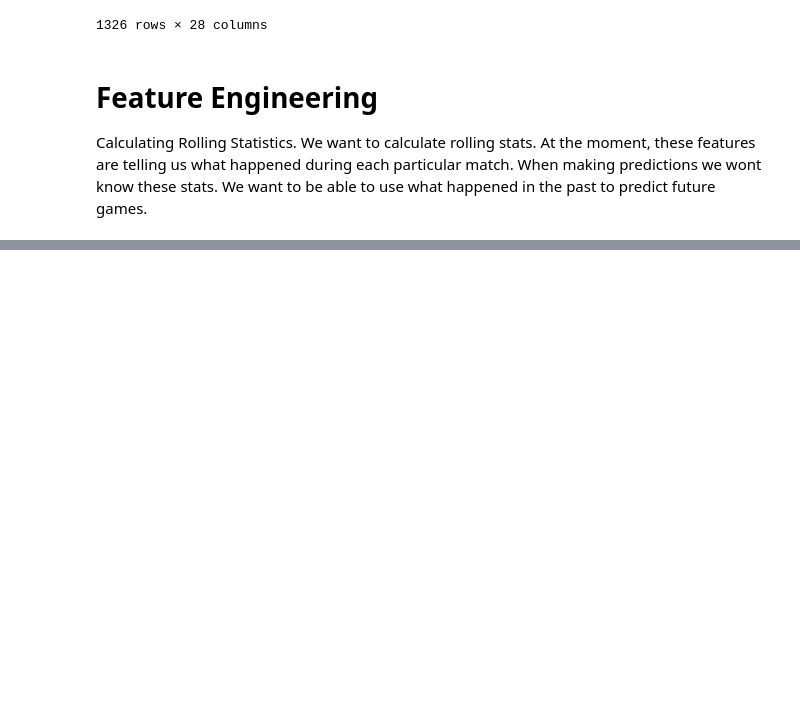
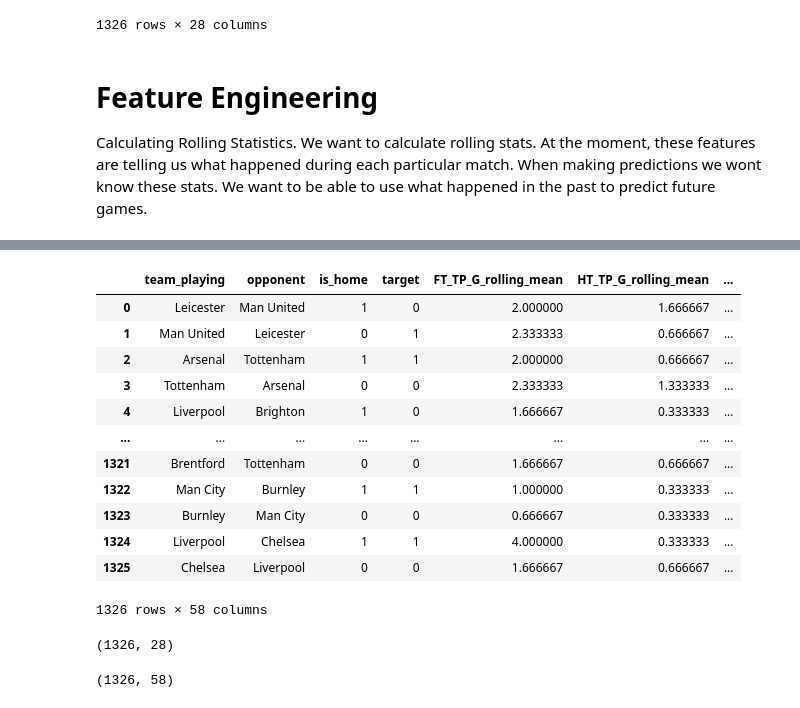
Before and after one commit to adilsaid64/bayesian-football-match-prediction, a Jupyter notebook: data-prep.ipynb, the cells around one changed output, grey strips where cells are left out. Drawn from its saved outputs; the diff is of its cells as text; code cells hidden in the pictures; blank space fills up the shorter version.

Commit message:
finished data prep

```diff
--- a/data-prep.ipynb
+++ b/data-prep.ipynb
@@ -254,3 +254,23 @@ df_final
 # Feature Engineering
 
 Calculating Rolling Statistics. We want to calculate rolling stats. At the moment, these features are telling us what happened during each particular match. When making predictions we wont know these stats. We want to be able to use what happened in the past to predict future games.
+# %%
+df_grouped = df_final.groupby('team_playing')
+
+#df_final.drop(columns = ['AwayTeam', 'FTR', 'HomeTeam', 'Referee', 'opponent', 'team_playing', 'Day', 'Month', 'Year']).rolling(window = 3, closed = 'left').mean()
+
+# We grouped the data by team_playing. Now we can calculate rolling stats for each team respectivly.
+# We will exclude non numeric columns and time columns.
+# %%
+cols_to_drop = ['AwayTeam', 'FTR', 'HomeTeam', 'Referee', 'opponent', 'team_playing', 'Day', 'Month', 'Year', 'Hour']
+
+data = []
+
+for name, group in df_grouped:
+    print(name)
+    mean_ = group.drop(columns =cols_to_drop).rolling(window = 3, closed = 'left').mean().add_suffix('_rolling_mean')
+    sum_ = group.drop(columns =cols_to_drop).rolling(window = 3, closed = 'left').sum().add_suffix('_rolling_sum')
+    std_ = group.drop(columns =cols_to_drop).rolling(window = 3, closed = 'left').std().add_suffix('_rolling_std')
+
+    d = pd.concat([group[['team_playing', 'opponent', 'is_home', 'target']], mean_, sum_, std_], axis = 1).bfill()
+    data.append(d)
@@ -256,0 +295,25 @@ Calculating Rolling Statistics. We want to calculate rolling stats. At the momen
+# %%
+final_data = pd.concat(data).sort_index()
+final_data
+# %% [output]
+|  | team_playing | opponent | is_home | target | FT_TP_G_rolling_mean | HT_TP_G_rolling_mean | ... |
+| 0 | Leicester | Man United | 1 | 0 | 2.000000 | 1.666667 | ... |
+| 1 | Man United | Leicester | 0 | 1 | 2.333333 | 0.666667 | ... |
+| 2 | Arsenal | Tottenham | 1 | 1 | 2.000000 | 0.666667 | ... |
+| 3 | Tottenham | Arsenal | 0 | 0 | 2.333333 | 1.333333 | ... |
+| 4 | Liverpool | Brighton | 1 | 0 | 1.666667 | 0.333333 | ... |
+| ... | ... | ... | ... | ... | ... | ... | ... |
+| 1321 | Brentford | Tottenham | 0 | 0 | 1.666667 | 0.666667 | ... |
+| 1322 | Man City | Burnley | 1 | 1 | 1.000000 | 0.333333 | ... |
+| 1323 | Burnley | Man City | 0 | 0 | 0.666667 | 0.333333 | ... |
+| 1324 | Liverpool | Chelsea | 1 | 1 | 4.000000 | 0.333333 | ... |
+| 1325 | Chelsea | Liverpool | 0 | 0 | 1.666667 | 0.666667 | ... |
+1326 rows × 58 columns
+# %%
+df_final.shape
+# %% [output]
+(1326, 28)
+# %%
+final_data.shape
+# %% [output]
+(1326, 58)
```
Also changed, not shown: parts of 4 cells of this notebook.
